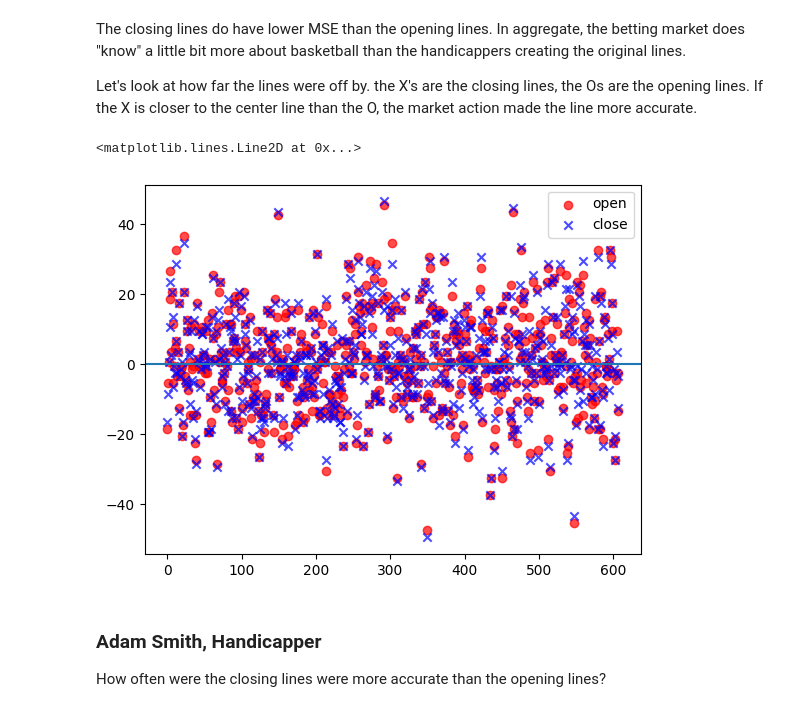
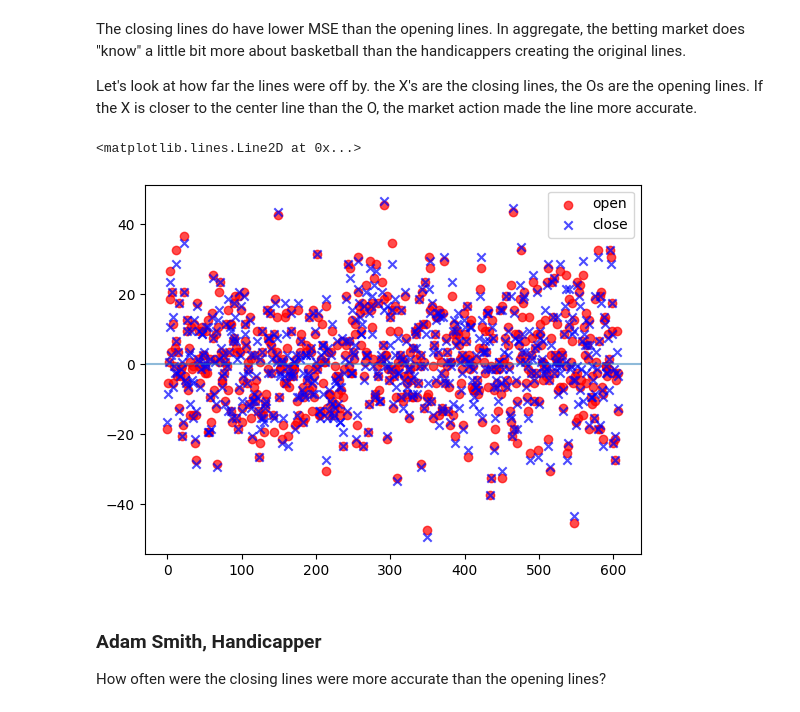
Before and after one commit to csdurfee/book, a Jupyter notebook: ep 2 LAST FAIR DEAL.ipynb, the cells around one changed output. Saved outputs shown, nothing was run; the diff lists cells and outputs as text; code cells hidden in the pictures.

```diff
--- a/ep 2 LAST FAIR DEAL.ipynb
+++ b/ep 2 LAST FAIR DEAL.ipynb
@@ -57,11 +57,11 @@ Let's look at how far the lines were off by. the X's are the closing lines, the
 # %%
 plt.scatter(range(len(opening_errors)), opening_errors, color='r', alpha=0.7, label="open")
 plt.scatter(range(len(closing_errors)), closing_errors, color='b',alpha=0.7, marker="x", label="close")
 plt.legend()
-plt.axhline(y=0)
+plt.axhline(y=0, alpha=.5)
 # %% [output]
 <matplotlib.lines.Line2D at 0x...>
-[figure, old version]
+[figure, new version]
 # %% [markdown]
 ### Adam Smith, Handicapper
 
```
Also changed, not shown: parts of 5 cells of this notebook, 1 other file.
